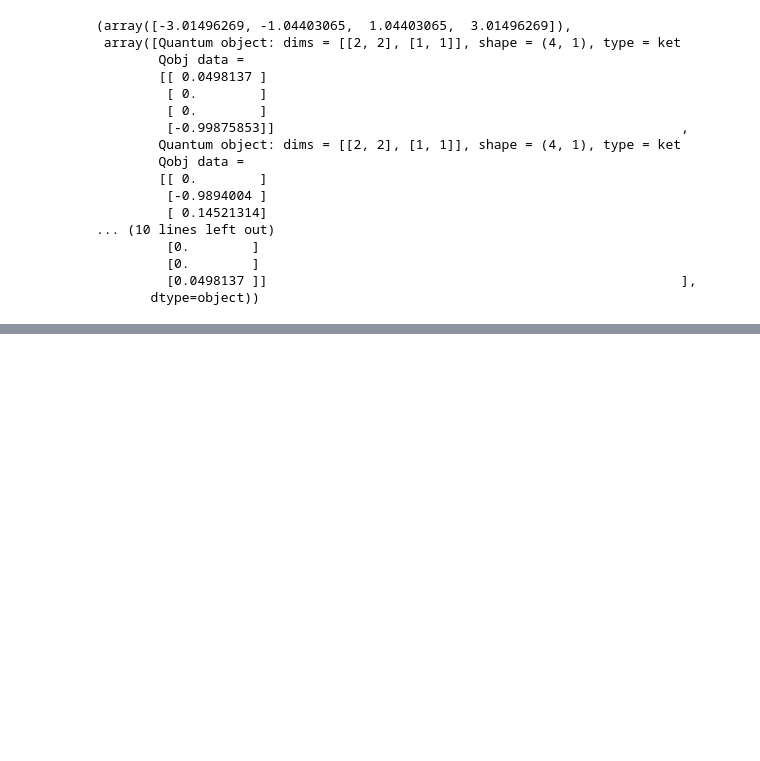
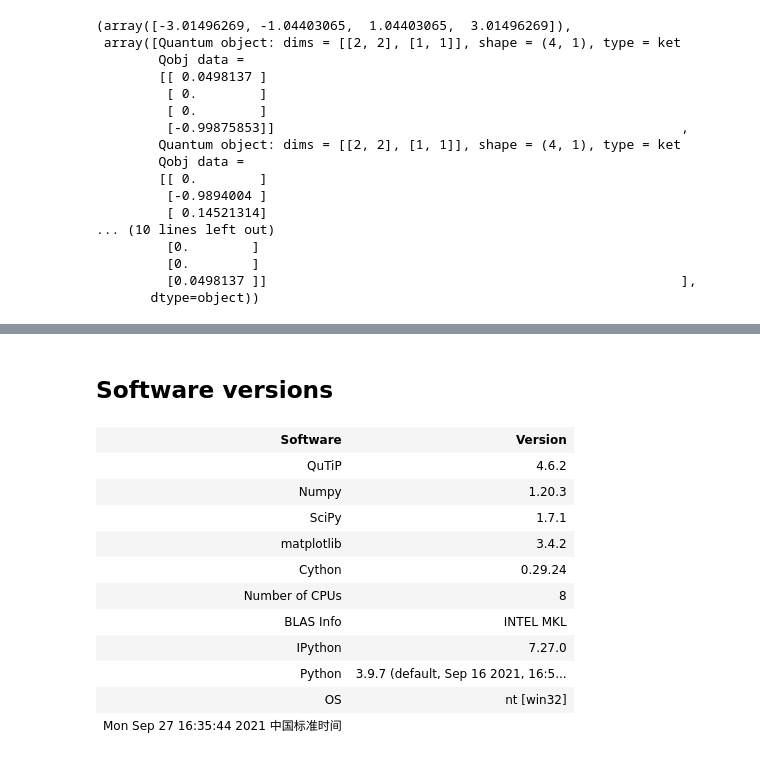
Before and after one commit to mantianxing-tiga/git-demo, a Jupyter notebook: qutip_learn/introduction.ipynb, the cells around one changed output, grey strips where cells are left out. Cells and saved outputs as stored; diff of their text form; code cells hidden in the pictures; blank space fills up the shorter version.

Commit message:
qutip update

```diff
--- a/qutip_learn/introduction.ipynb
+++ b/qutip_learn/introduction.ipynb
@@ -334,0 +512,19 @@ H.eigenstates()
+# %% [markdown]
+## Software versions
+# %%
+from qutip.ipynbtools import version_table
+
+version_table()
+# %% [output]
+| Software | Version |
+| QuTiP | 4.6.2 |
+| Numpy | 1.20.3 |
+| SciPy | 1.7.1 |
+| matplotlib | 3.4.2 |
+| Cython | 0.29.24 |
+| Number of CPUs | 8 |
+| BLAS Info | INTEL MKL |
+| IPython | 7.27.0 |
+| Python | 3.9.7 (default, Sep 16 2021, 16:5... |
+| OS | nt [win32] |
+| Mon Sep 27 16:35:44 2021 中国标准时间 |  |
```
Also changed, not shown: parts of 29 cells of this notebook, 1 other file.
